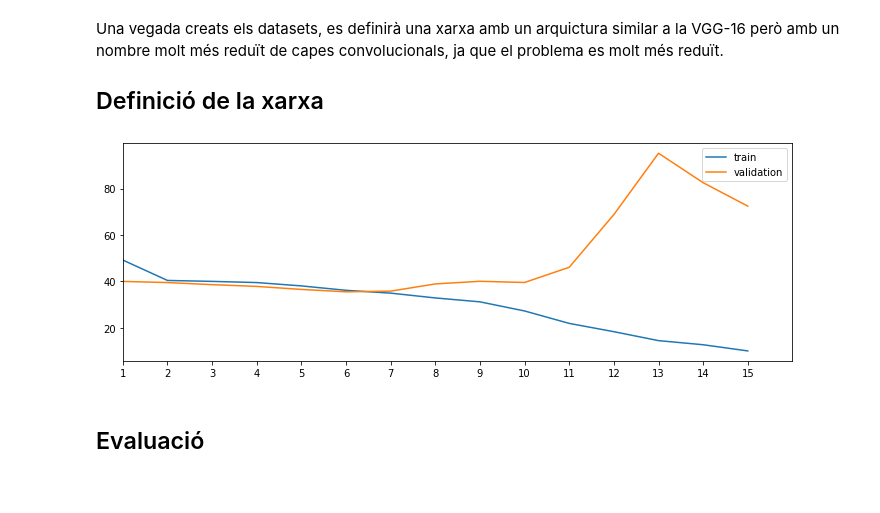
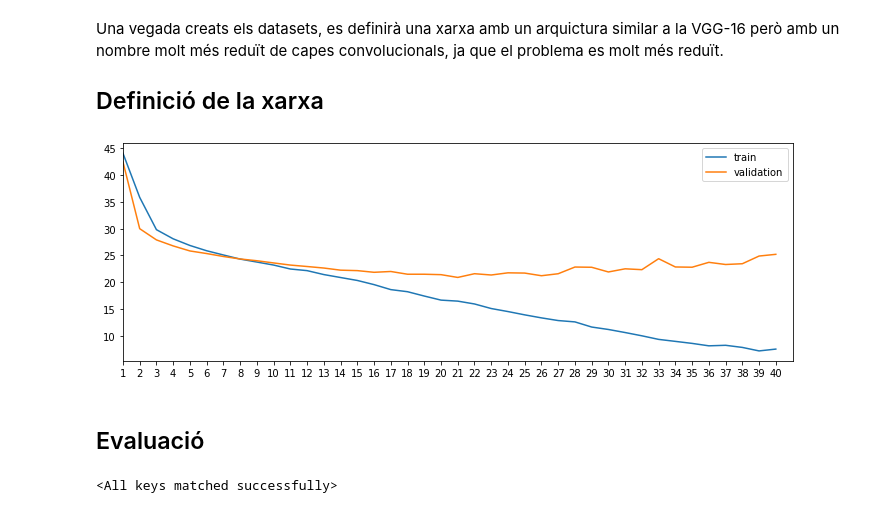
Before and after one commit to Fufuffu/aa_2324, a Jupyter notebook: Practica2/SolucioP2.ipynb, the cells around one changed output. Saved outputs shown, nothing was run; the diff lists cells and outputs as text; code cells hidden in the pictures.

```diff
--- a/Practica2/SolucioP2.ipynb
+++ b/Practica2/SolucioP2.ipynb
@@ -144,5 +197,5 @@ train_dl.dataset[0][0].shape, train_dl.dataset[0][1]
 # %%
-test_ds = PetDataset(test_lines, transform)
+test_ds = PetDataset(test_data, transform)
 test_dl = DataLoader(test_ds, batch_size=64)
 test_dl.dataset[0][0].shape, test_dl.dataset[0][1]
 # %% [output]
@@ -218,5 +447,38 @@ class SmallVGGFC(nn.Module):
+# %%
+class SmallCNN6LayersHidden(nn.Module):
+    def __init__(self, num_classes=3):
+        super(SmallCNN6LayersHidden, self).__init__()
+
+        self.conv1 = nn.Conv2d(in_channels=3, out_channels=16, kernel_size=3, stride=1, padding=1)
+        self.conv2 = nn.Conv2d(in_channels=16, out_channels=32, kernel_size=3, stride=1, padding=1)
+        self.conv3 = nn.Conv2d(in_channels=32, out_channels=32, kernel_size=3, stride=1, padding=1)
+        self.conv4 = nn.Conv2d(in_channels=32, out_channels=64, kernel_size=3, stride=1, padding=1)
+        self.conv5 = nn.Conv2d(in_channels=64, out_channels=64, kernel_size=3, stride=1, padding=1)
+        self.conv6 = nn.Conv2d(in_channels=64, out_channels=128, kernel_size=3, stride=1, padding=1)
+
+        self.pool = nn.MaxPool2d(kernel_size=2, stride=2)
+        self.drop = nn.Dropout2d(p=0.25)
+
+        self.fc = nn.Linear(in_features=8 * 8 * 128, out_features=512)
+        self.fc2 = nn.Linear(in_features=512, out_features=num_classes)
+
+    def forward(self, x):
+                                             # Inici: 256x256x3
+        x = self.pool(F.relu(self.conv1(x))) # 128x128x16
+        x = self.pool(F.relu(self.conv2(x))) # 64x64x32
+        x = self.pool(F.relu(self.conv3(x))) # 32x32x32
+        x = self.pool(F.relu(self.conv4(x))) # 16x16x64
+        x = self.pool(F.relu(self.conv5(x))) # 8x8x64
+        x = self.drop(F.relu(self.conv6(x))) # 8x8x128
+
+        x = F.dropout(x, training=self.training)
+
+        x = x.view(-1, 8 * 8 * 128)
+        x = F.dropout(F.relu(self.fc(x)))
+        x = self.fc2(x)
+        return F.log_softmax(x, dim=1)
 # %%
-use_cuda = False
+use_cuda = True
 torch.manual_seed(33)
 
 if use_cuda:
@@ -224,11 +486,11 @@ if use_cuda:
 else:
     device = torch.device("cpu")
 # %%
-epochs = 15
+epochs = 40
 
-model = SmallVGGFC(num_classes=2).to(device)
+model = SmallCNN6LayersHidden(num_classes=2).to(device)
 
-optim = optim.Adam(model.parameters(), lr=1e-3)
+optim = optim.Adam(model.parameters(), lr=1e-4)
 criterion = nn.CrossEntropyLoss(reduction="sum")
 train_loader = train_dl
 val_loader = test_dl
@@ -249,6 +511,7 @@ for epoch in pbar:
         target = target.to(device)
 
         output = model(input_img)
+
         loss = criterion(output, target)
         loss.backward()
         optim.step()
@@ -260,32 +523,32 @@ for epoch in pbar:
     with torch.no_grad():
         for input_img, target in val_loader:
             input_img = input_img.to(device)
             target = target.to(device)
 
             output = model(input_img)
             loss = criterion(output, target)
             val_loss += loss.item()
 
     # RESULTATS
     train_loss /= len(train_loader)
     t_loss[epoch-1] = train_loss
 
     val_loss /= len(val_loader)
     v_loss[epoch-1] = val_loss
 
     # VISUALITZACIO DINAMICA
     plt.figure(figsize=(12, 4))
     pl.plot(t_loss[:epoch], label="train")
     pl.plot(v_loss[:epoch], label="validation")
     pl.legend()
     pl.xlim(0, epochs)
     pl.xticks(range(0,epochs,1),range(1,epochs+1,1))
 
     display.clear_output(wait=True)
     display.display(pl.gcf())
     plt.close()
 
     pbar.set_description(f"Epoch:{epoch} Training Loss:{train_loss} Validation Loss:{val_loss}")
 # %% [output]
-[figure, old version]
+[figure, new version]
 # %%
@@ -293,5 +556,12 @@ torch.save(model.state_dict(), "smallvggfc-15-epochs.pt")
 # %% [markdown]
 ## Evaluació
+# %%
+# Carregam el model desitjat
+
+model = SmallCNN6LayersHidden(num_classes=2).to(device)
+model.load_state_dict(torch.load("smallcnn6layershidden-40-epochs.pt"))
+# %% [output]
+<All keys matched successfully>
 # %%
 model.eval() # Posam la xarxa en mode avaluació
 
```
Also changed, not shown: parts of 29 cells of this notebook, 5 other files.
